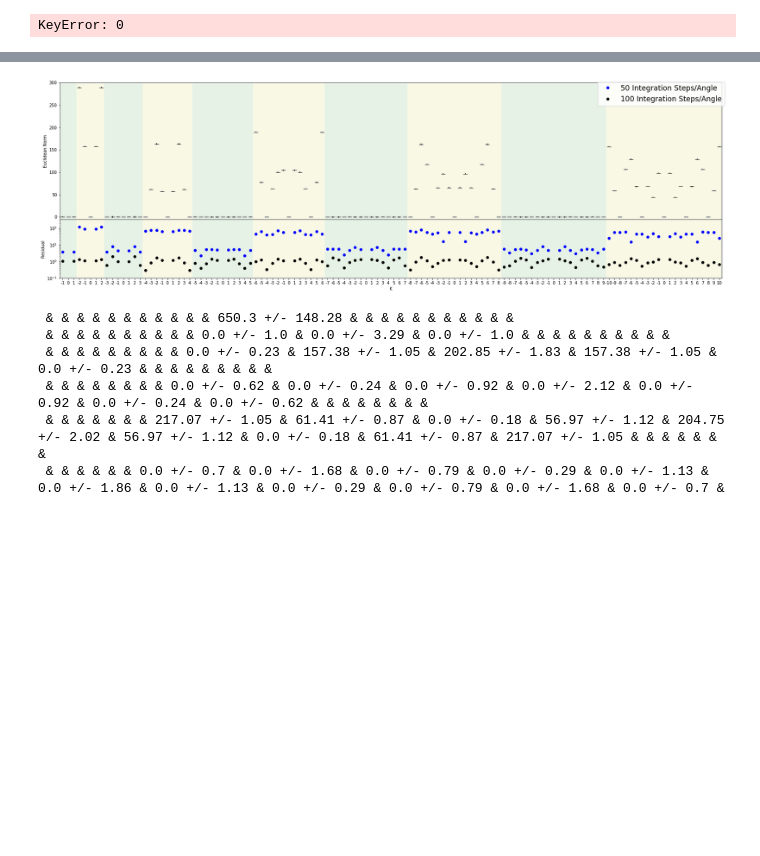
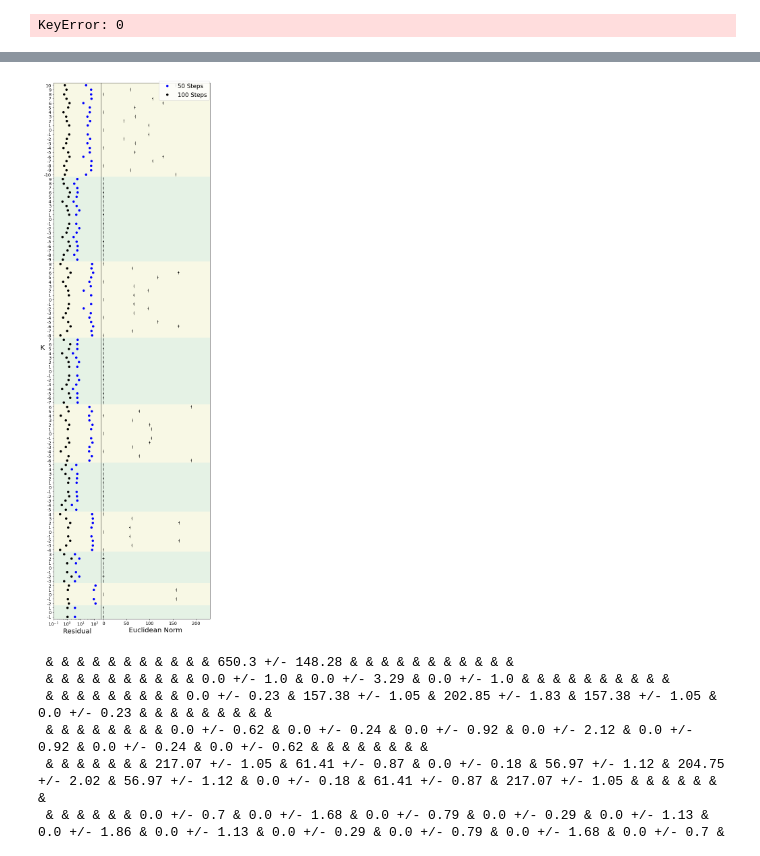
Before and after one commit to khegazy/physics_simulations, a Jupyter notebook: diffractionSimulation/validation/compareSims.ipynb, the cells around one changed output, grey strips where cells are left out. Cells and saved outputs as stored; diff of their text form; code cells hidden in the pictures; blank space fills up the shorter version.

```diff
--- a/diffractionSimulation/validation/compareSims.ipynb
+++ b/diffractionSimulation/validation/compareSims.ipynb
@@ -13,7 +17,7 @@ display(HTML("<style>.container { width:100% !important; }</style>"))
 mol = "CF2IBr"
 run = "sim_validation"
 L_max = 10
-sims = ["numerical-50", "numerical-100"]
+sims = ["numerical-25", "numerical-50", "numerical-100"]
 
 params = get_parameters(run)
 params.imgBins = 2*params.NradAzmBins - 1
@@ -25,4 +29,7 @@ q_x_lf,q_z_lf = np.meshgrid(
 q_x_lf = q_x_lf.astype(np.float32)
 q_z_lf = q_z_lf.astype(np.float32)
 q_map = np.sqrt(q_x_lf**2 + q_z_lf**2)
+
+anl_old={}
+anl_new={}
 # %%
@@ -82,6 +220,8 @@ for sm in sims:
     compare[sm] = {}
     scale = np.sum(np.abs(mask*mol_mod_raw_anl[sm][(2,0,0)]))\
         /np.sum(np.abs(mask*mol_mod_raw_num[sm][(2,0,0)]))
+    print(sm, mol_mod_raw_num[sm][(2,0,0)].shape, mask.shape)
+    print("MASK VALS", mol_mod_raw_num[sm][(2,0,0)][np.invert(mask.astype(bool))], mol_mod_raw_anl[sm][(2,0,0)][np.invert(mask.astype(bool))])
     for lmk in mol_mod_raw_num[sm].keys():
         """
         fig, ax = plt.subplots()
@@ -96,14 +236,15 @@ for sm in sims:
         plt.close()
         """
 
-        diff = mol_mod_raw_anl[sm][lmk] - scale*np.conj(mol_mod_raw_num[sm][lmk])
+        mol_mod_raw_num[sm][lmk] = scale*mol_mod_raw_num[sm][lmk]
+        diff = mol_mod_raw_anl[sm][lmk] - np.conj(mol_mod_raw_num[sm][lmk])
         rl_diff = np.sqrt(np.sum(np.real(diff)**2))
         im_diff = np.sqrt(np.sum(np.imag(diff)**2))
         compare[sm][lmk] = (copy(rl_diff), copy(im_diff),
             np.sqrt(np.sum(np.real(mol_mod_raw_anl[sm][lmk])**2)),
             np.sqrt(np.sum(np.imag(mol_mod_raw_anl[sm][lmk])**2)))
 
-        print("{0} {1}: {2:.3g} / {3:.3g} / {4:.3g} || {5:.3g} / {6:.3g} / {7:.3g}".format(sm, lmk,
-            compare[sm][lmk][2], compare[sm][lmk][0], compare[sm][lmk][0]/compare[sm][lmk][2],
-            compare[sm][lmk][3], compare[sm][lmk][1], compare[sm][lmk][1]/compare[sm][lmk][3]))
+        #print("{0} {1}: {2:.3g} / {3:.3g} / {4:.3g} || {5:.3g} / {6:.3g} / {7:.3g}".format(sm, lmk,
+        #    compare[sm][lmk][2], compare[sm][lmk][0], compare[sm][lmk][0]/compare[sm][lmk][2],
+        #    compare[sm][lmk][3], compare[sm][lmk][1], compare[sm][lmk][1]/compare[sm][lmk][3]))
 # %% [output]
@@ -330,8 +544,8 @@ fig.savefig("plots/norm_res_real.png")
 # %%
-fig = plt.figure(figsize=(23, 7))
+fig = plt.figure(figsize=(7, 23))
 ax = []
-ax.append(fig.add_axes((0.03, 0.35, 0.96, 0.65)))
-ax.append(fig.add_axes((0.03, 0.07, 0.96, 0.28)))
+ax.append(fig.add_axes((0.35, 0.03, 0.64, 0.96)))
+ax.append(fig.add_axes((0.07, 0.03, 0.28, 0.96)))
 max_norm = 0
 
 for ism, sm in enumerate(sims):
@@ -341,52 +555,55 @@ for ism, sm in enumerate(sims):
     for lmk in mol_mod_raw_num[sm].keys():
         prev_norm_size = len(norm)
         if lmk[0] == 0:
             continue
         labels.append(str(lmk[-1]))
         norm.append(compare[sm][lmk][3])
         err.append(compare[sm][lmk][1])
     if ism == len(sims) - 1:
-        ax[0].errorbar(np.arange(len(norm)), norm, yerr=err,
-              fmt='_', markersize=10, color='k', ecolor='k')
-    ax[1].plot(np.arange(len(norm)), err, 'o', color=colors[ism], label=leg_labels[ism])
+        ax[0].errorbar(norm, np.arange(len(norm)), xerr=err,
+              fmt='|', markersize=10, color='k', ecolor='k')
+    ax[1].plot(err, np.arange(len(norm)), 'o', color=colors[ism], label=leg_labels[ism])
     max_norm = np.amax(norm+[max_norm])
 
 
+yL0, yH0 = -5, 230
+yL1, yH1 = 1e-1, max_norm*1.05
 
-yL0, yH0 = -5, 300
-yL1, yH1 = 1e-1, max_norm*1.15
-ax[0].set_xlim(-0.5, len(norm)-0.5)
-ax[1].set_xlim(-0.5, len(norm)-0.5)
-ax[1].set_xlabel("K")
-ax[0].set_ylim(yL0, yH0)
-ax[1].set_ylim(yL1, yH1)
-ax[0].set_ylabel("Euclidean Norm")
-ax[1].set_ylabel("Residual")
-ax[1].set_yscale('log')
+ax[0].set_ylim(-0.5, len(norm)-0.5)
+ax[1].set_ylim(-0.5, len(norm)-0.5)
+ax[1].set_ylabel("K", rotation=0, fontsize=label_size)
+ax[0].set_xlim(yL0, yH0)
+ax[1].set_xlim(yL1, yH1)
+ax[0].set_xlabel("Euclidean Norm", fontsize=label_size)
+ax[1].set_xlabel("Residual", fontsize=label_size)
+ax[1].set_xscale('log')
 
-ax[1].set_xticks(np.arange(len(norm)))
-ax[1].set_xticklabels(labels)#, rotation='vertical')
+
+ax[1].set_yticks(np.arange(len(norm)))
+ax[1].set_yticklabels(labels, fontsize=tick_size)
+ax[0].tick_params(axis='x', labelsize=tick_size)
+ax[1].tick_params(axis='x', labelsize=tick_size)
 
 
 start = 0
 for l in np.arange(L_max+1):
     if l == 0:
         continue
 
     if l%2 == 0:
         clr = 'y'
     else:
         clr = 'g'
-    rect = plt.Rectangle((start-0.5, yL0), 2*l+1, yH0-yL0, facecolor=clr, alpha=0.1)
+    rect = plt.Rectangle((yL0, start-0.5), yH0-yL0, 2*l+1, facecolor=clr, alpha=0.1)
     ax[0].add_patch(rect)
-    rect = plt.Rectangle((start-0.5, yL1), 2*l+1, yH1-yL1, facecolor=clr, alpha=0.1)
+    rect = plt.Rectangle((yL1, start-0.5), yH1-yL1, 2*l+1, facecolor=clr, alpha=0.1)
     ax[1].add_patch(rect)
     start += 2*l + 1
-
+plt.tight_layout()
 fig.legend(loc='upper right', fontsize='xx-large')
 fig.savefig("plots/norm_res_imag.png")
 # %% [output]
-[figure, old version]
+[figure, new version]
 # %%
 for l in range(L_max+1):
     outp = ""
```
Also changed, not shown: parts of 23 cells of this notebook, 2 other files.
